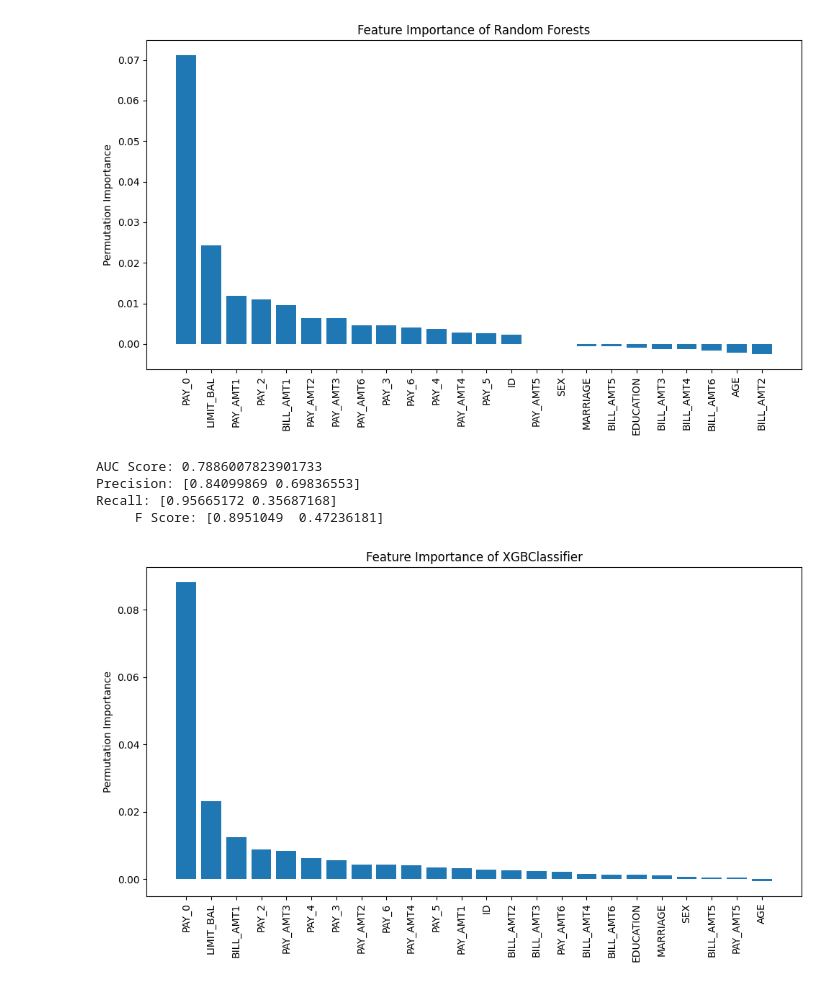
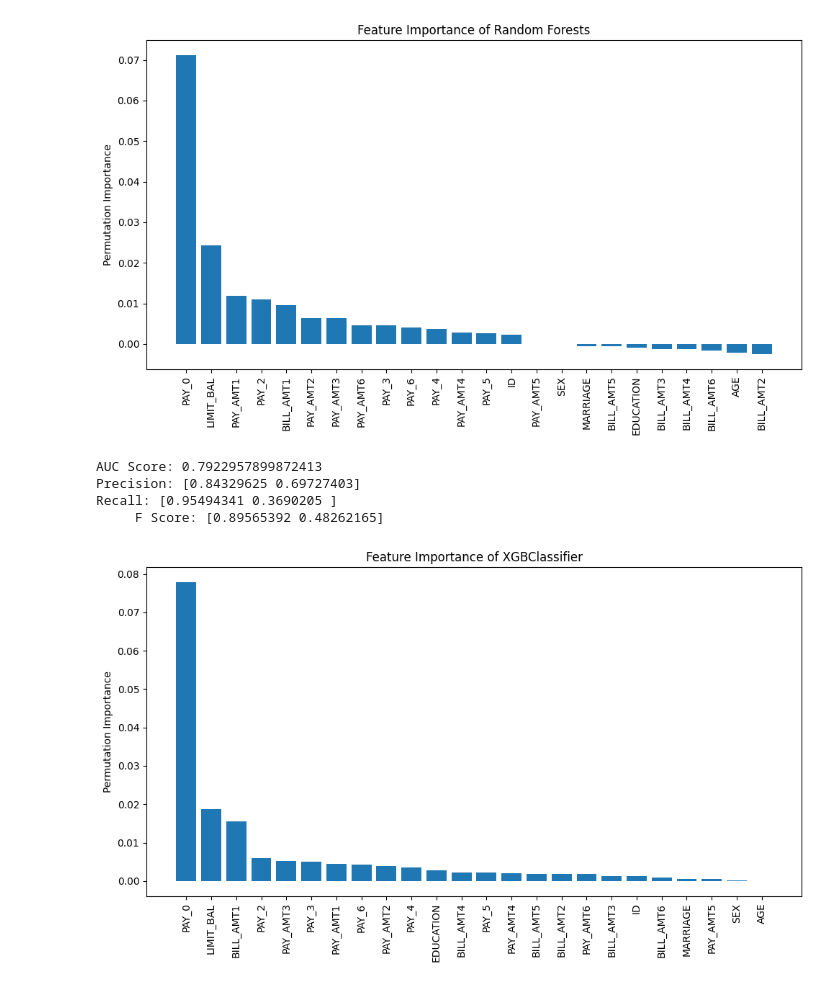
Before and after one commit to melakubu/DS340, a Jupyter notebook: DS340_models.ipynb, the cells around one changed output. Cells and saved outputs as stored; diff of their text form; code cells hidden in the pictures.

```diff
--- a/DS340_models.ipynb
+++ b/DS340_models.ipynb
@@ -115,16 +130,16 @@ Recall: [0.94896434 0.37661352]
 # %%
 from xgboost import XGBClassifier
 
-paramater_grid = {'n_estimators': [10,100,200,500,1000],'max_depth': [3,4,5,6,7], 'learning_rate': [0.01,0.05,0.1]}
-xgb = XGBClassifier()
-xgb_gridsearch = GridSearchCV(xgb,param_grid=parameter_grid,scoring='roc_auc',cv=7,n_jobs=-1)
+parameter_grid = {'n_estimators': [10,100,200,500,1000],'max_depth': [3,4,5,6,7], 'learning_rate': [0.01,0.05,0.1]}
+xgb = XGBClassifier(n_jobs=-1)
+xgb_gridsearch = GridSearchCV(xgb,param_grid=parameter_grid,scoring='roc_auc',cv=5,n_jobs=-1)
 
 title = 'Feature Importance of XGBClassifier'
 evaluate_model(xgb_gridsearch,x_train,y_train,x_test,y_test)
 evaluate_features(xgb_gridsearch,x_test,y_test,title)
 # %% [output]
-AUC Score: 0.7886007823901733
-Precision: [0.84099869 0.69836553]
-Recall: [0.95665172 0.35687168]
-     F Score: [0.8951049  0.47236181]
+AUC Score: 0.7922957899872413
+Precision: [0.84329625 0.69727403]
+Recall: [0.95494341 0.3690205 ]
+     F Score: [0.89565392 0.48262165]
-[figure, old version]
+[figure, new version]
```
Also changed, not shown: parts of 3 cells of this notebook, 1 other file.
